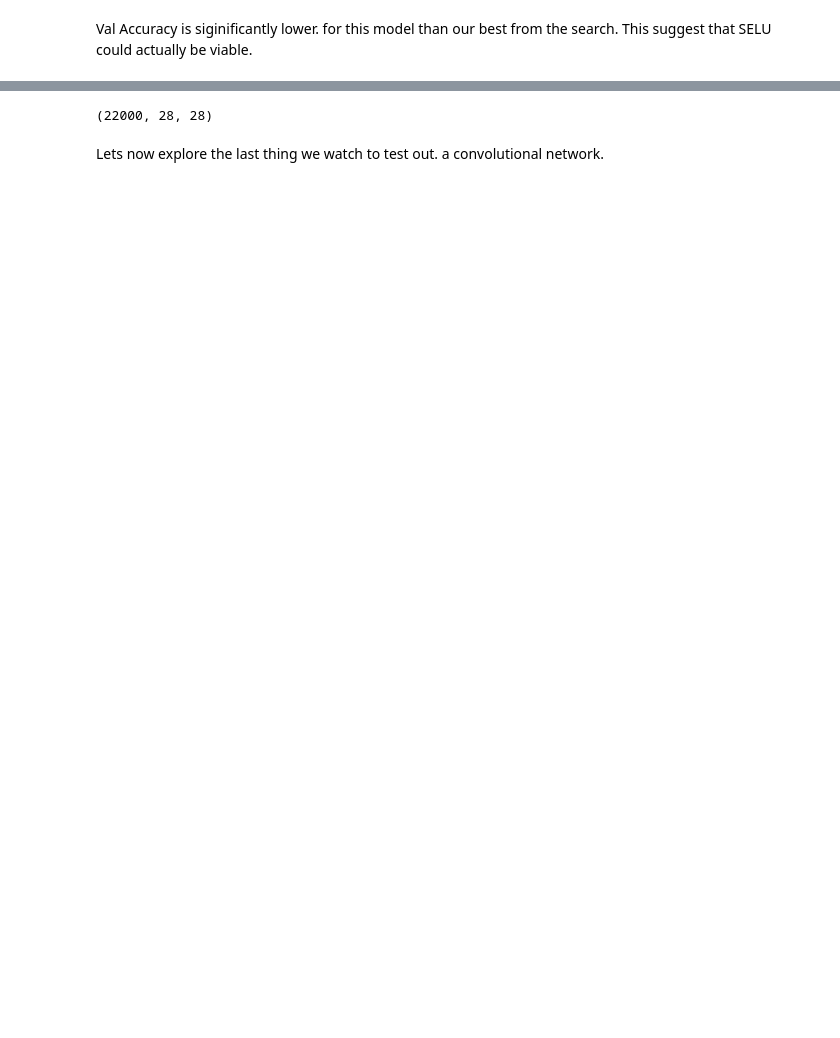
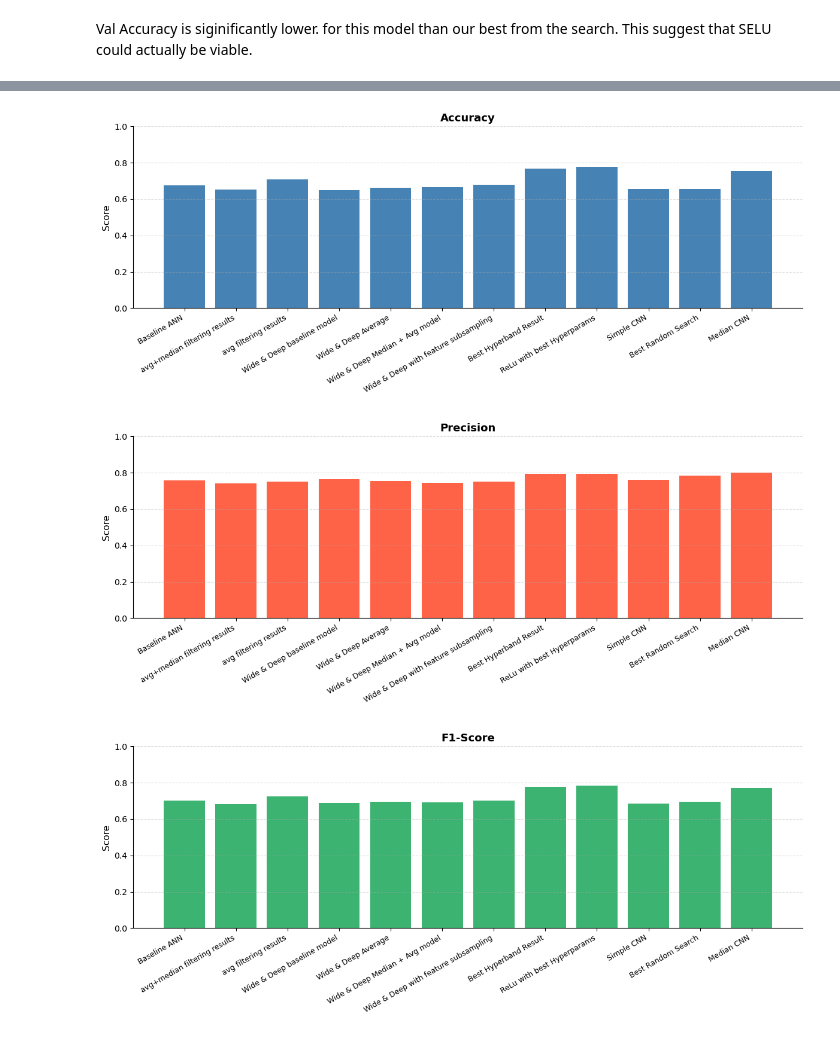
Before and after one commit to samuel5maine-maker/BME4801FinalProject, a Jupyter notebook: milestone_3.ipynb, the cells around one changed output, grey strips where cells are left out. Drawn from its saved outputs; the diff is of its cells as text; code cells hidden in the pictures; blank space fills up the shorter version.

```diff
--- a/milestone_3.ipynb
+++ b/milestone_3.ipynb
@@ -34,3 +36,5 @@ clf = KerasClassifier(model=create_baseline, epochs=50, batch_size=32, verbose=1
+# %%
+results = []
 # %%
 import numpy as np
 from sklearn.svm import LinearSVC
@@ -725,0 +910,10 @@ Reloading Tuner from ./hyperband_dir\Architecture_tuning\tuner0.json
+# %%
+results.append(train_eval_no_wrapper(
+                 model=best_model_hyper,
+                 name="Best Hyperband Result",
+                 x_tr=x_tr_flat,
+                 y_tr=y_tr,
+                 x_va=x_va_flat,
+                 y_va=y_va,
+                 sample_weights=sample_weights,
+                 callbacks=[early_stopping_cb]))
@@ -902,4 +1118,4 @@ norm_layer = tf.keras.layers.Normalization()
 norm_layer.adapt(x_tr_flat)
 mean_, var_ = norm_layer.get_weights()[0], norm_layer.get_weights()[1]
 
-model = build_test_relu(meta=meta, mean=mean_, variance=var_)
+model_relu = build_test_relu(meta=meta, mean=mean_, variance=var_)
@@ -936,2 +1155,10 @@ Epoch 25/75
 # %% [markdown]
 Val Accuracy is siginificantly lower. for this model than our best from the search. This suggest that SELU could actually be viable.
+# %%
+model_names = [r["name"]   for r in results]
+acc_scores  = [r["acc"]    for r in results]
+prec_scores = [r["prec"]   for r in results]
+rec_scores  = [r["recall"] for r in results]
+f1_scores   = [r["f1"]     for r in results]
+
+model_names
@@ -938,6 +1178,27 @@ Val Accuracy is siginificantly lower. for this model than our best from the sear
 # %%
-x_tr.shape
+metrics = [
+    ("Accuracy",  acc_scores,  'steelblue'),
+    ("Precision", prec_scores, 'tomato'),
+    ("F1-Score",  f1_scores,   'mediumseagreen'),
+]
+
+for metric_name, scores, color in metrics:
+    fig, ax = plt.subplots(figsize=(12, 5))
+    ax.bar(np.arange(len(model_names)), scores, color=color)
+
+    ax.set_title(metric_name, fontsize=13, fontweight='bold')
+    ax.set_ylabel("Score", fontsize=11)
+    ax.set_xticks(np.arange(len(model_names)))
+    ax.set_xticklabels(model_names, rotation=30, ha="right", fontsize=9)
+    ax.set_ylim(0, 1)
+    ax.grid(axis='y', linestyle='--', alpha=0.4)
+    ax.spines['top'].set_visible(False)
+    ax.spines['right'].set_visible(False)
+
+    plt.tight_layout()
+    plt.savefig(f'Figures/{metric_name}_All_Models')
+    plt.show()
 # %% [output]
-(22000, 28, 28)
+[figure, added]
+[figure, added]
+[figure, added]
-# %% [markdown]
-Lets now explore the last thing we watch to test out. a convolutional network.
```
Also changed, not shown: parts of 29 cells of this notebook, 9 other files.
